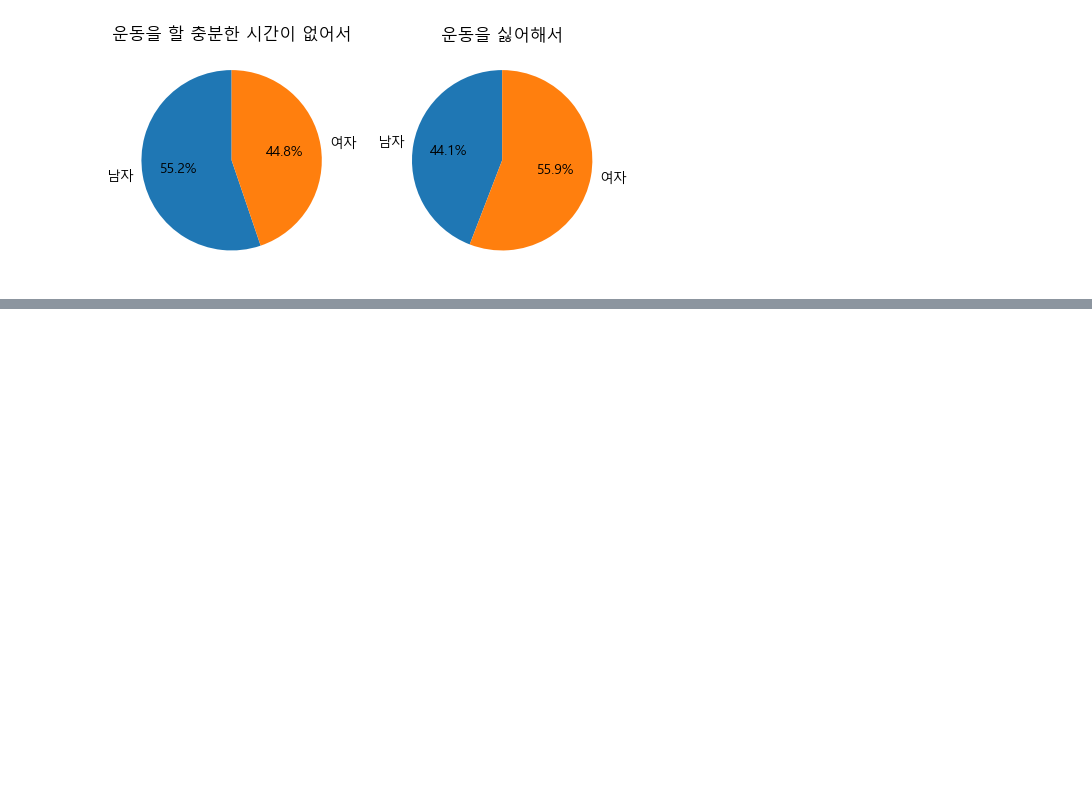
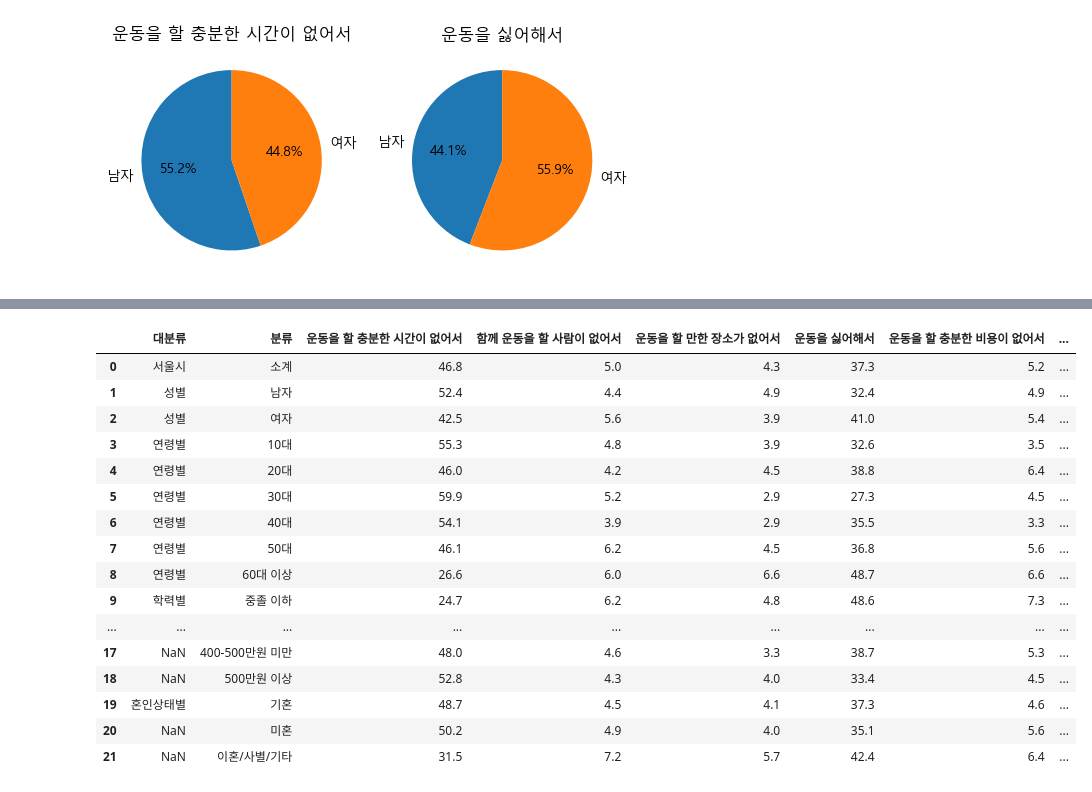
Before and after one commit to codingslave2/Jupyter, a Jupyter notebook: notexercise.ipynb, the cells around one changed output, grey strips where cells are left out. Saved outputs shown, nothing was run; the diff lists cells and outputs as text; code cells hidden in the pictures; blank space fills up the shorter version.

```diff
--- a/notexercise.ipynb
+++ b/notexercise.ipynb
@@ -165,0 +193,22 @@ plt.show()
+# %%
+for i in range(4, 9):
+    not_exercise.loc[i, '대분류'] ='연령별'
+not_exercise
+# %% [output]
+|  | 대분류 | 분류 | 운동을 할 충분한 시간이 없어서 | 함께 운동을 할 사람이 없어서 | 운동을 할 만한 장소가 없어서 | 운동을 싫어해서 | 운동을 할 충분한 비용이 없어서 | ... |
+| 0 | 서울시 | 소계 | 46.8 | 5.0 | 4.3 | 37.3 | 5.2 | ... |
+| 1 | 성별 | 남자 | 52.4 | 4.4 | 4.9 | 32.4 | 4.9 | ... |
+| 2 | 성별 | 여자 | 42.5 | 5.6 | 3.9 | 41.0 | 5.4 | ... |
+| 3 | 연령별 | 10대 | 55.3 | 4.8 | 3.9 | 32.6 | 3.5 | ... |
+| 4 | 연령별 | 20대 | 46.0 | 4.2 | 4.5 | 38.8 | 6.4 | ... |
+| 5 | 연령별 | 30대 | 59.9 | 5.2 | 2.9 | 27.3 | 4.5 | ... |
+| 6 | 연령별 | 40대 | 54.1 | 3.9 | 2.9 | 35.5 | 3.3 | ... |
+| 7 | 연령별 | 50대 | 46.1 | 6.2 | 4.5 | 36.8 | 5.6 | ... |
+| 8 | 연령별 | 60대 이상 | 26.6 | 6.0 | 6.6 | 48.7 | 6.6 | ... |
+| 9 | 학력별 | 중졸 이하 | 24.7 | 6.2 | 4.8 | 48.6 | 7.3 | ... |
+| ... | ... | ... | ... | ... | ... | ... | ... | ... |
+| 17 | NaN | 400-500만원 미만 | 48.0 | 4.6 | 3.3 | 38.7 | 5.3 | ... |
+| 18 | NaN | 500만원 이상 | 52.8 | 4.3 | 4.0 | 33.4 | 4.5 | ... |
+| 19 | 혼인상태별 | 기혼 | 48.7 | 4.5 | 4.1 | 37.3 | 4.6 | ... |
+| 20 | NaN | 미혼 | 50.2 | 4.9 | 4.0 | 35.1 | 5.6 | ... |
+| 21 | NaN | 이혼/사별/기타 | 31.5 | 7.2 | 5.7 | 42.4 | 6.4 | ... |
```
Also changed, not shown: parts of 6 cells of this notebook, 6 other files.
